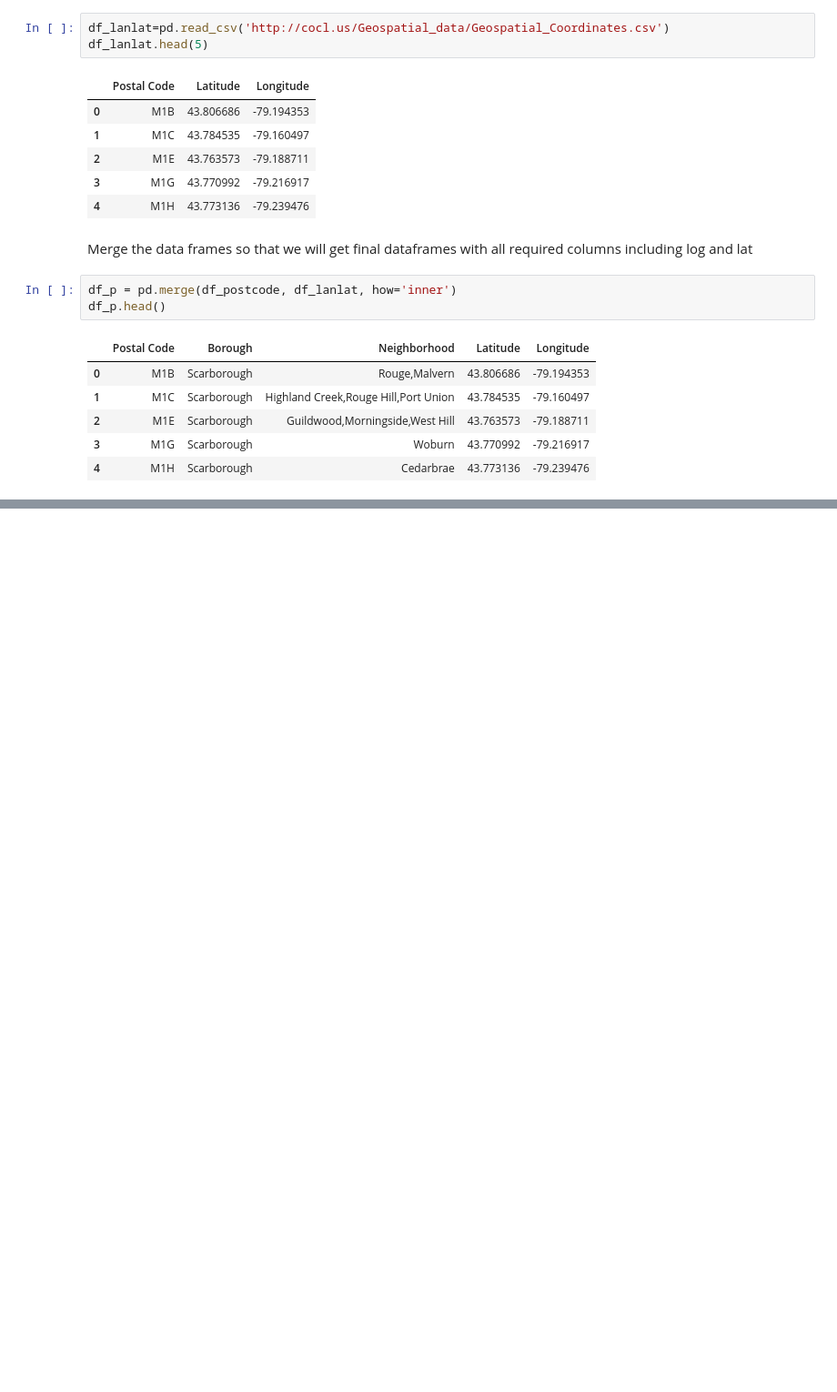
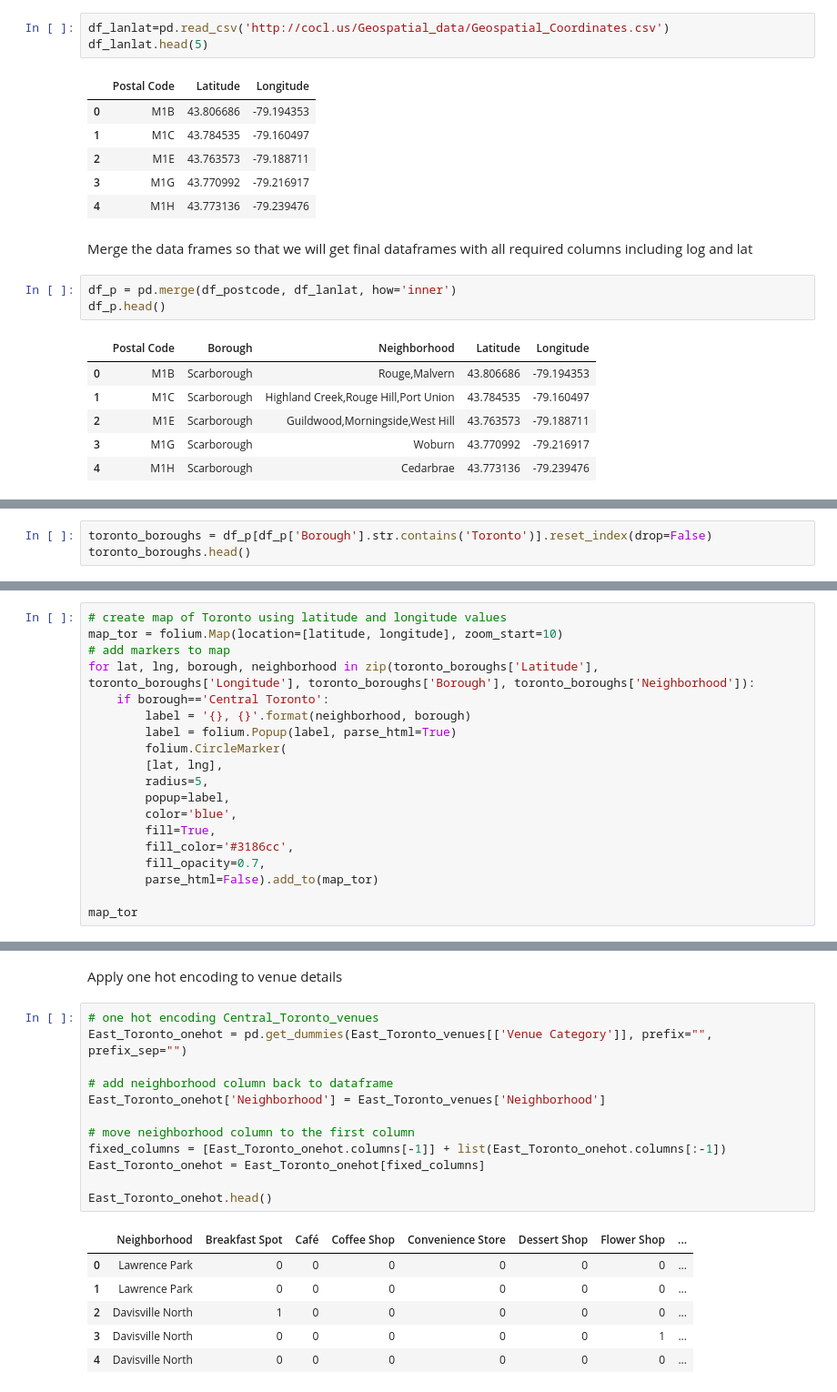
Before and after one commit to byogi06/Coursera_Capstone_Project, a Jupyter notebook: Data Science Capstone- Week 3 Assignment.ipynb, the cells around one changed output, grey strips where cells are left out. Shown at 91% size. Cells and saved outputs as stored; diff of their text form; blank space fills up the shorter version.

```diff
--- a/Data Science Capstone- Week 3 Assignment.ipynb
+++ b/Data Science Capstone- Week 3 Assignment.ipynb
@@ -90,0 +148,3 @@ df_p.head()
+# %%
+toronto_boroughs = df_p[df_p['Borough'].str.contains('Toronto')].reset_index(drop=False)
+toronto_boroughs.head()
@@ -90,0 +160,19 @@ df_p.head()
+# %%
+# create map of Toronto using latitude and longitude values
+map_tor = folium.Map(location=[latitude, longitude], zoom_start=10)
+# add markers to map
+for lat, lng, borough, neighborhood in zip(toronto_boroughs['Latitude'], toronto_boroughs['Longitude'], toronto_boroughs['Borough'], toronto_boroughs['Neighborhood']):
+    if borough=='Central Toronto':
+        label = '{}, {}'.format(neighborhood, borough)
+        label = folium.Popup(label, parse_html=True)
+        folium.CircleMarker(
+        [lat, lng],
+        radius=5,
+        popup=label,
+        color='blue',
+        fill=True,
+        fill_color='#3186cc',
+        fill_opacity=0.7,
+        parse_html=False).add_to(map_tor)
+
+map_tor
@@ -90,0 +259,21 @@ df_p.head()
+# %% [markdown]
+Apply one hot encoding to venue details
+# %%
+# one hot encoding Central_Toronto_venues
+East_Toronto_onehot = pd.get_dummies(East_Toronto_venues[['Venue Category']], prefix="", prefix_sep="")
+
+# add neighborhood column back to dataframe
+East_Toronto_onehot['Neighborhood'] = East_Toronto_venues['Neighborhood']
+
+# move neighborhood column to the first column
+fixed_columns = [East_Toronto_onehot.columns[-1]] + list(East_Toronto_onehot.columns[:-1])
+East_Toronto_onehot = East_Toronto_onehot[fixed_columns]
+
+East_Toronto_onehot.head()
+# %% [output]
+|  | Neighborhood | Breakfast Spot | Café | Coffee Shop | Convenience Store | Dessert Shop | Flower Shop | ... |
+| 0 | Lawrence Park | 0 | 0 | 0 | 0 | 0 | 0 | ... |
+| 1 | Lawrence Park | 0 | 0 | 0 | 0 | 0 | 0 | ... |
+| 2 | Davisville North | 1 | 0 | 0 | 0 | 0 | 0 | ... |
+| 3 | Davisville North | 0 | 0 | 0 | 0 | 0 | 1 | ... |
+| 4 | Davisville North | 0 | 0 | 0 | 0 | 0 | 0 | ... |
```
Also changed, not shown: parts of 11 cells of this notebook.
